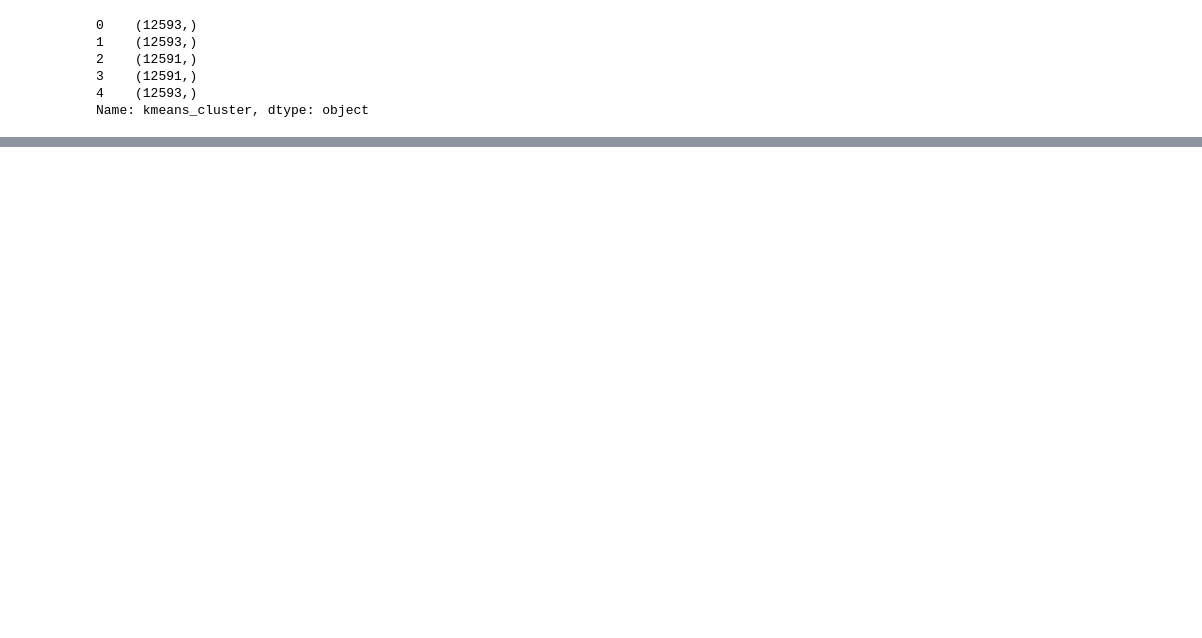
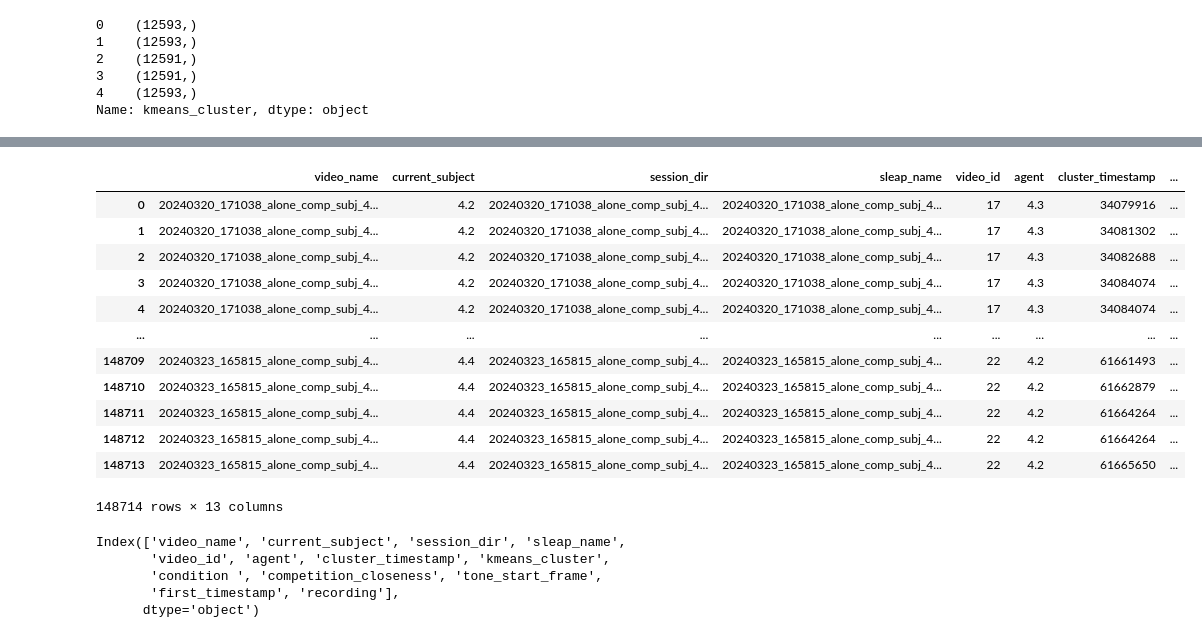
Before and after one commit to padillacoreanolab/reward_comp_ext, a Jupyter notebook: results/2024_06_16_spectral_preprocessing/04_rce2_add_sleap_pose_estimation_alone_comp.ipynb, the cells around one changed output, grey strips where cells are left out. Cells and saved outputs as stored; diff of their text form; code cells hidden in the pictures; blank space fills up the shorter version.

```diff
--- a/results/2024_06_16_spectral_preprocessing/04_rce2_add_sleap_pose_estimation_alone_comp.ipynb
+++ b/results/2024_06_16_spectral_preprocessing/04_rce2_add_sleap_pose_estimation_alone_comp.ipynb
@@ -171,0 +206,14 @@ merged_LFP_SPECTRAL_DF.to_pickle(os.path.join(OUTPUT_DIR, FULL_LFP_TRACES_PKL))
+# %%
+filter_columns = ['video_name',
+ 'current_subject',
+ 'session_dir',
+ 'sleap_name',
+ 'video_id',
+ 'agent',
+ 'cluster_timestamp',
+ 'kmeans_cluster',
+ 'condition ',
+ 'competition_closeness',
+ 'tone_start_frame',
+ 'first_timestamp',
+ 'recording']
@@ -171,0 +258,2 @@ merged_LFP_SPECTRAL_DF.to_pickle(os.path.join(OUTPUT_DIR, FULL_LFP_TRACES_PKL))
+# %%
+filtered_LFP_SPECTRAL_DF = merged_LFP_SPECTRAL_DF[filter_columns].copy()
@@ -171,0 +269,33 @@ merged_LFP_SPECTRAL_DF.to_pickle(os.path.join(OUTPUT_DIR, FULL_LFP_TRACES_PKL))
+# %%
+explode_columns = [
+    "cluster_timestamp",
+    "kmeans_cluster",
+    "condition ",
+    "competition_closeness",
+    "tone_start_frame"]
+# %%
+exploded_LFP_SPECTRAL_DF = filtered_LFP_SPECTRAL_DF.explode(explode_columns).reset_index(drop=True)
+# %%
+exploded_LFP_SPECTRAL_DF
+# %% [output]
+|  | video_name | current_subject | session_dir | sleap_name | video_id | agent | cluster_timestamp | ... |
+| 0 | 20240320_171038_alone_comp_subj_4... | 4.2 | 20240320_171038_alone_comp_subj_4... | 20240320_171038_alone_comp_subj_4... | 17 | 4.3 | 34079916 | ... |
+| 1 | 20240320_171038_alone_comp_subj_4... | 4.2 | 20240320_171038_alone_comp_subj_4... | 20240320_171038_alone_comp_subj_4... | 17 | 4.3 | 34081302 | ... |
+| 2 | 20240320_171038_alone_comp_subj_4... | 4.2 | 20240320_171038_alone_comp_subj_4... | 20240320_171038_alone_comp_subj_4... | 17 | 4.3 | 34082688 | ... |
+| 3 | 20240320_171038_alone_comp_subj_4... | 4.2 | 20240320_171038_alone_comp_subj_4... | 20240320_171038_alone_comp_subj_4... | 17 | 4.3 | 34084074 | ... |
+| 4 | 20240320_171038_alone_comp_subj_4... | 4.2 | 20240320_171038_alone_comp_subj_4... | 20240320_171038_alone_comp_subj_4... | 17 | 4.3 | 34084074 | ... |
+| ... | ... | ... | ... | ... | ... | ... | ... | ... |
+| 148709 | 20240323_165815_alone_comp_subj_4... | 4.4 | 20240323_165815_alone_comp_subj_4... | 20240323_165815_alone_comp_subj_4... | 22 | 4.2 | 61661493 | ... |
+| 148710 | 20240323_165815_alone_comp_subj_4... | 4.4 | 20240323_165815_alone_comp_subj_4... | 20240323_165815_alone_comp_subj_4... | 22 | 4.2 | 61662879 | ... |
+| 148711 | 20240323_165815_alone_comp_subj_4... | 4.4 | 20240323_165815_alone_comp_subj_4... | 20240323_165815_alone_comp_subj_4... | 22 | 4.2 | 61664264 | ... |
+| 148712 | 20240323_165815_alone_comp_subj_4... | 4.4 | 20240323_165815_alone_comp_subj_4... | 20240323_165815_alone_comp_subj_4... | 22 | 4.2 | 61664264 | ... |
+| 148713 | 20240323_165815_alone_comp_subj_4... | 4.4 | 20240323_165815_alone_comp_subj_4... | 20240323_165815_alone_comp_subj_4... | 22 | 4.2 | 61665650 | ... |
+148714 rows × 13 columns
+# %%
+exploded_LFP_SPECTRAL_DF.columns
+# %% [output]
+Index(['video_name', 'current_subject', 'session_dir', 'sleap_name',
+       'video_id', 'agent', 'cluster_timestamp', 'kmeans_cluster',
+       'condition ', 'competition_closeness', 'tone_start_frame',
+       'first_timestamp', 'recording'],
+      dtype='object')
```
Also changed, not shown: parts of 40 cells of this notebook, 1 other file.
